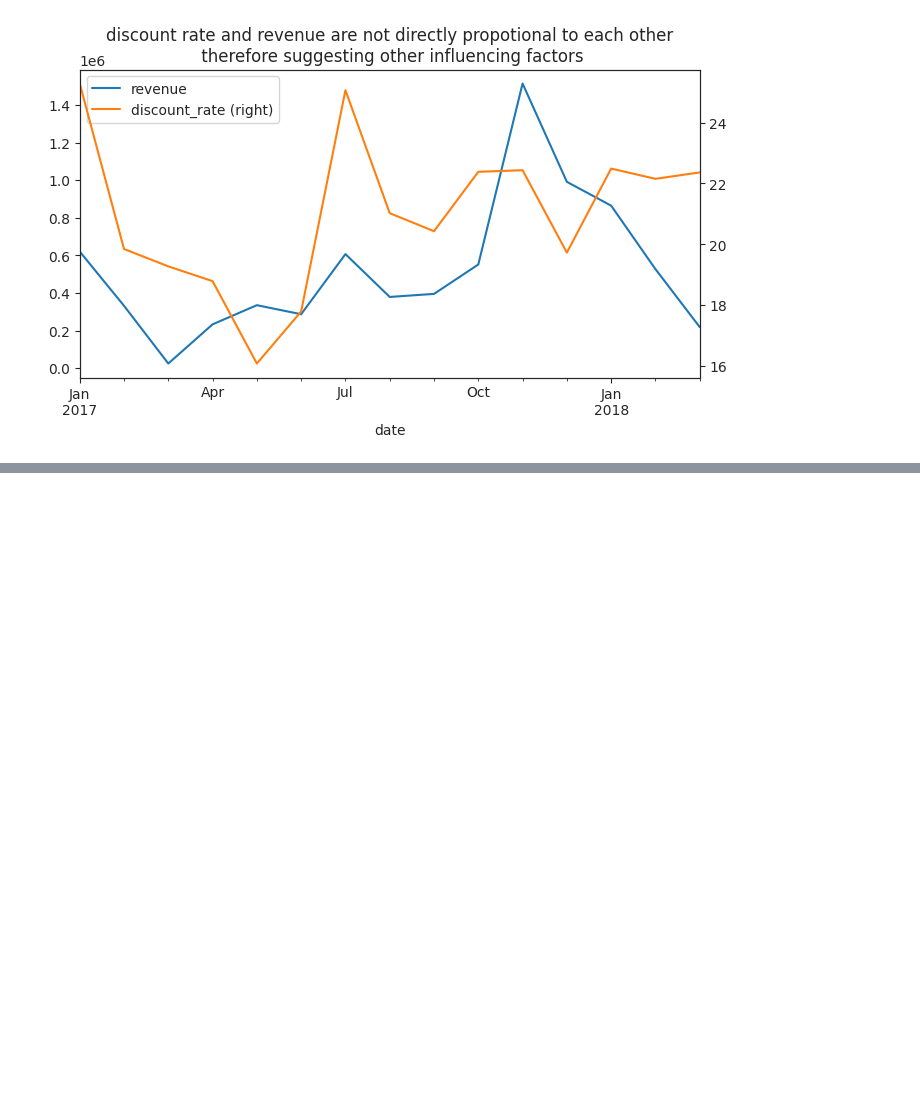
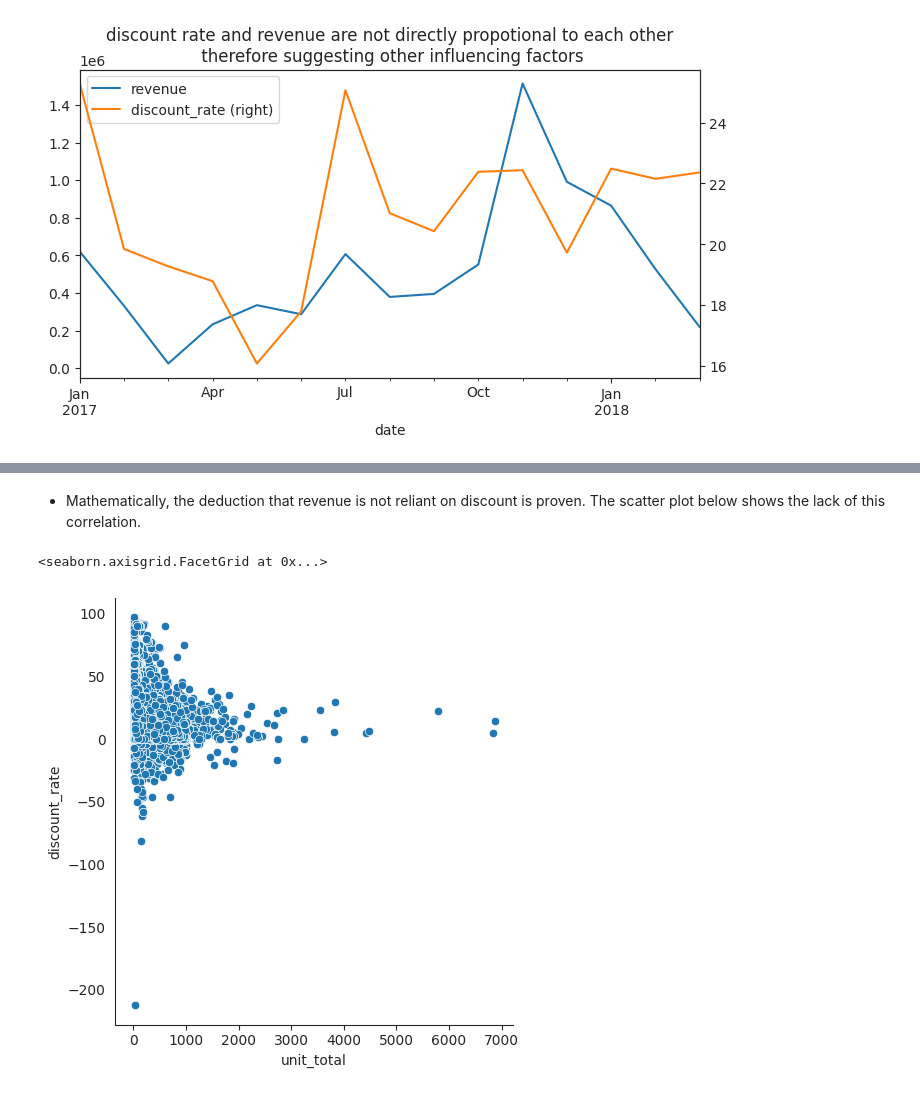
Before and after one commit to Bertha-Lwakatare/tech-company-eniac-discount-analysis, a Jupyter notebook: 4_Data_Analysis.ipynb, the cells around one changed output, grey strips where cells are left out. Saved outputs shown, nothing was run; the diff lists cells and outputs as text; code cells hidden in the pictures; blank space fills up the shorter version.

```diff
--- a/4_Data_Analysis.ipynb
+++ b/4_Data_Analysis.ipynb
@@ -438,0 +238,7 @@ Mounted at /content/drive
+# %% [markdown]
+- Mathematically, the deduction that revenue is not reliant on discount is proven. The scatter plot below shows the lack of this correlation.
+# %%
+sns.relplot(kind='scatter', data=discounts_df,x='unit_total',y='discount_rate')
+# %% [output]
+<seaborn.axisgrid.FacetGrid at 0x...>
+[figure, added]
```
Also changed, not shown: parts of 148 cells of this notebook.
